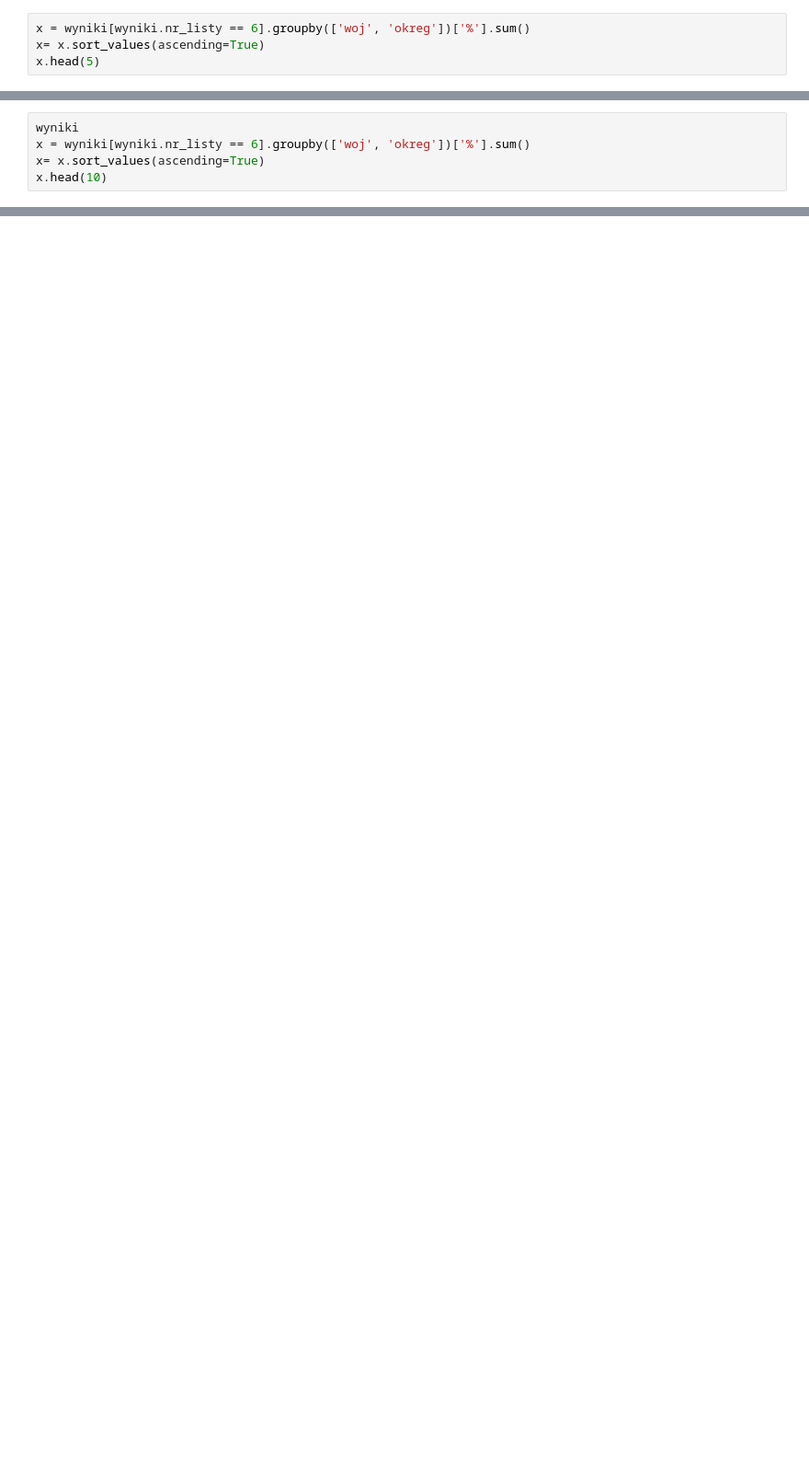
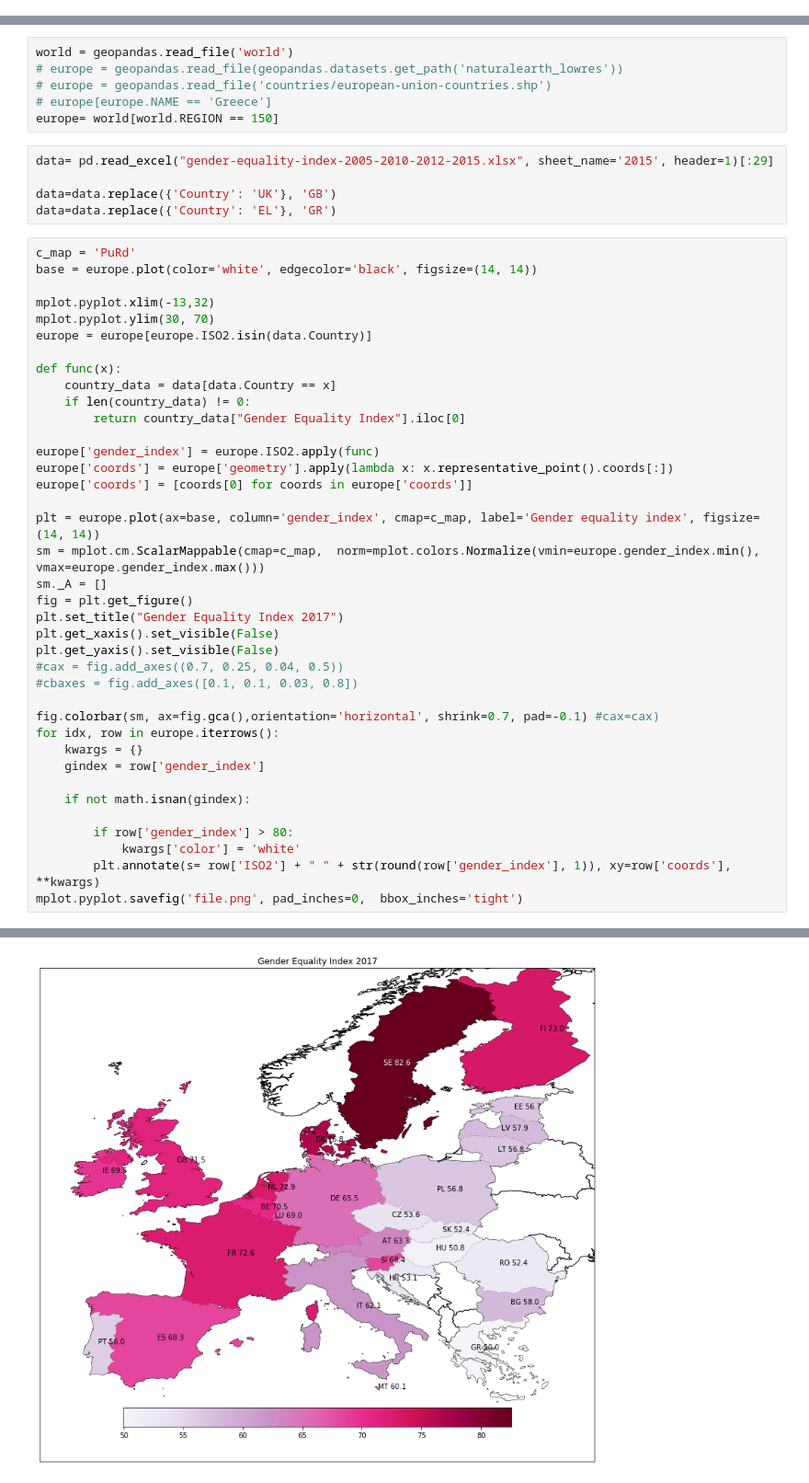
Before and after one commit to pawelmhm/gender-eq-index, a Jupyter notebook: gender_equality.ipynb, the cells around one changed output, grey strips where cells are left out. Shown: that part at 92% size. Cells and saved outputs as stored; diff of their text form; blank space fills up the shorter version.

```diff
--- a/gender_equality.ipynb
+++ b/gender_equality.ipynb
@@ -113,4 +8,0 @@ fig.colorbar(sm, cax=cax)
-# %%
-x = wyniki[wyniki.nr_listy == 6].groupby(['woj', 'okreg'])['%'].sum()
-x= x.sort_values(ascending=True)
-x.head(5)
@@ -129,5 +8,0 @@ Name: %, dtype: float64
-# %%
-wyniki
-x = wyniki[wyniki.nr_listy == 6].groupby(['woj', 'okreg'])['%'].sum()
-x= x.sort_values(ascending=True)
-x.head(10)
@@ -162,0 +9,50 @@ powiaty[powiaty.woj == 'Województwo Mazowieckie'][powiaty.nr_okregu == 5].okreg
+# %%
+world = geopandas.read_file('world')
+# europe = geopandas.read_file(geopandas.datasets.get_path('naturalearth_lowres'))
+# europe = geopandas.read_file('countries/european-union-countries.shp')
+# europe[europe.NAME == 'Greece']
+europe= world[world.REGION == 150]
+# %%
+data= pd.read_excel("gender-equality-index-2005-2010-2012-2015.xlsx", sheet_name='2015', header=1)[:29]
+
+data=data.replace({'Country': 'UK'}, 'GB')
+data=data.replace({'Country': 'EL'}, 'GR')
+# %%
+c_map = 'PuRd'
+base = europe.plot(color='white', edgecolor='black', figsize=(14, 14))
+
+mplot.pyplot.xlim(-13,32)
+mplot.pyplot.ylim(30, 70)
+europe = europe[europe.ISO2.isin(data.Country)]
+
+def func(x):
+    country_data = data[data.Country == x]
+    if len(country_data) != 0:
+        return country_data["Gender Equality Index"].iloc[0]
+
+europe['gender_index'] = europe.ISO2.apply(func)
+europe['coords'] = europe['geometry'].apply(lambda x: x.representative_point().coords[:])
+europe['coords'] = [coords[0] for coords in europe['coords']]
+
+plt = europe.plot(ax=base, column='gender_index', cmap=c_map, label='Gender equality index', figsize=(14, 14))
+sm = mplot.cm.ScalarMappable(cmap=c_map,  norm=mplot.colors.Normalize(vmin=europe.gender_index.min(), vmax=europe.gender_index.max()))
+sm._A = []
+fig = plt.get_figure()
+plt.set_title("Gender Equality Index 2017")
+plt.get_xaxis().set_visible(False)
+plt.get_yaxis().set_visible(False)
+#cax = fig.add_axes((0.7, 0.25, 0.04, 0.5))
+#cbaxes = fig.add_axes([0.1, 0.1, 0.03, 0.8])
+
+fig.colorbar(sm, ax=fig.gca(),orientation='horizontal', shrink=0.7, pad=-0.1) #cax=cax)
+for idx, row in europe.iterrows():
+    kwargs = {}
+    gindex = row['gender_index']
+
+    if not math.isnan(gindex):
+
+        if row['gender_index'] > 80:
+            kwargs['color'] = 'white'
+        plt.annotate(s= row['ISO2'] + " " + str(round(row['gender_index'], 1)), xy=row['coords'], **kwargs)
+mplot.pyplot.savefig('file.png', pad_inches=0,  bbox_inches='tight')
+# %% [output]
@@ -162,0 +74 @@ powiaty[powiaty.woj == 'Województwo Mazowieckie'][powiaty.nr_okregu == 5].okreg
+[figure, added]
```
Also changed, not shown: parts of 18 cells of this notebook, 3 other files.
